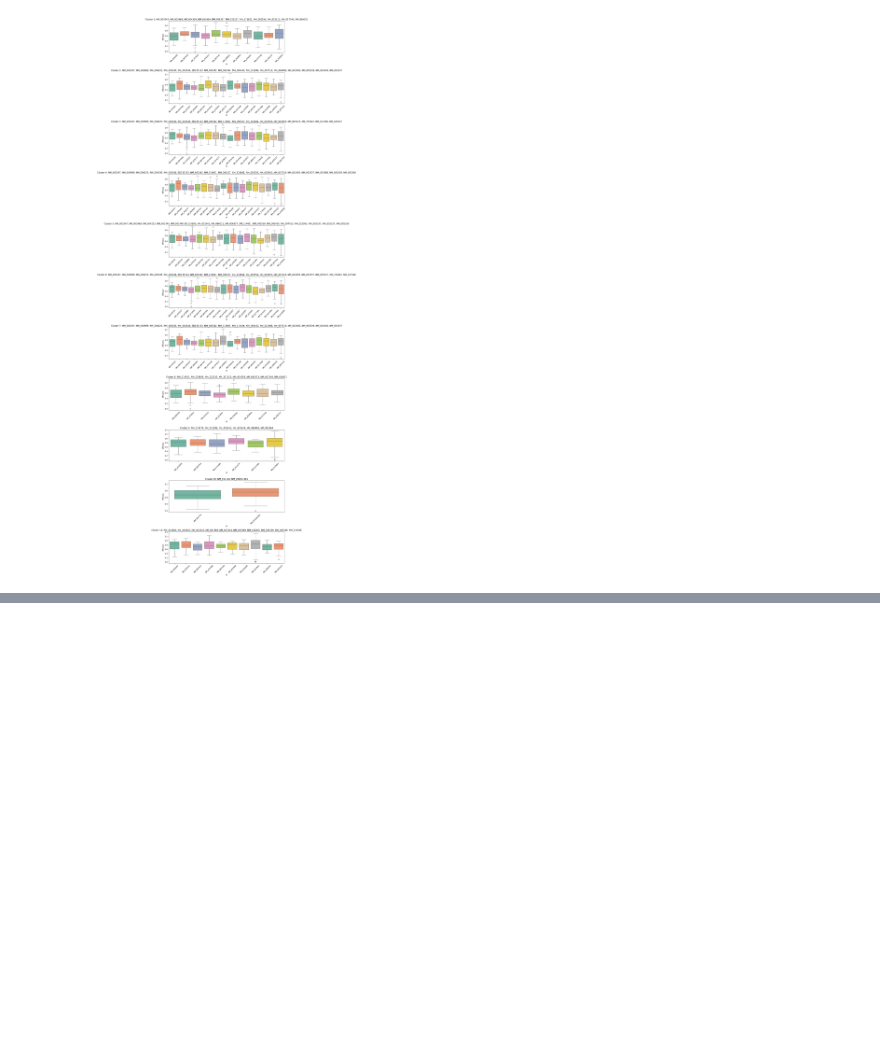
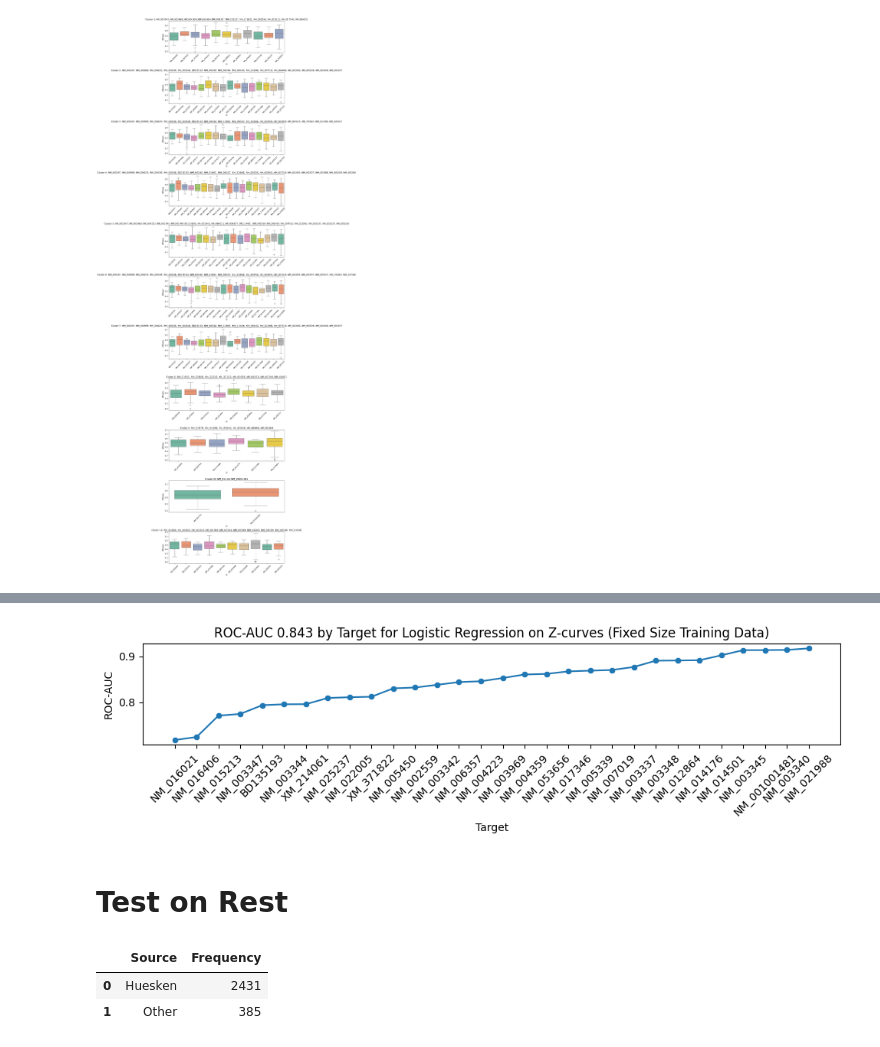
Before and after one commit to apkrfi/unMod-siRNA-Pred, a Jupyter notebook: Check_Performance.ipynb, the cells around one changed output, grey strips where cells are left out. Cells and saved outputs as stored; diff of their text form; code cells hidden in the pictures; blank space fills up the shorter version.

```diff
--- a/Check_Performance.ipynb
+++ b/Check_Performance.ipynb
@@ -392,0 +458,7 @@ Passing `palette` without assigning `hue` is deprecated and will be removed in v
+# %%
+data=pd.read_csv(datapath)
+huesken_index=data.index[data['sources']=='Huesken'].tolist()
+data=data.loc[huesken_index]
+freq_df = data['B'].value_counts().reset_index()
+freq_df.columns = ['Target', 'Frequency']
+freq_df
@@ -392,0 +526,32 @@ Passing `palette` without assigning `hue` is deprecated and will be removed in v
+# %%
+filtered_df = df[(df['model'] == 'LGR') &
+                 (df['representation'] == 'zcurve_fixed') &
+                 (df['metric'] == 'roc_auc')]
+
+# Sort by value ascending
+filtered_df = filtered_df.sort_values(by='value')
+mean_roc=np.round(np.mean(filtered_df['value']),3)
+# Scatter line plot
+plt.figure(figsize=(10,3))
+sns.scatterplot(data=filtered_df, x='name', y='value')
+sns.lineplot(data=filtered_df, x='name', y='value', sort=False)
+
+plt.xticks(rotation=45)
+plt.xlabel('Target')
+plt.ylabel('ROC-AUC')
+plt.title(f'ROC-AUC {mean_roc} by Target for Logistic Regression on Z-curves (Fixed Size Training Data)')
+plt.tight_layout()
+plt.savefig('LGR_ZCURVE_ROC_FIXEDSIZE.png',dpi=300)
+# %% [output]
+[figure, added]
+# %% [markdown]
+# Test on Rest
+# %%
+full_data=pd.read_csv(datapath)
+freq_df = full_data['sources'].value_counts().reset_index()
+freq_df.columns = ['Source', 'Frequency']
+freq_df
+# %% [output]
+|  | Source | Frequency |
+| 0 | Huesken | 2431 |
+| 1 | Other | 385 |
```
Also changed, not shown: parts of 16 cells of this notebook, 10 other files.
